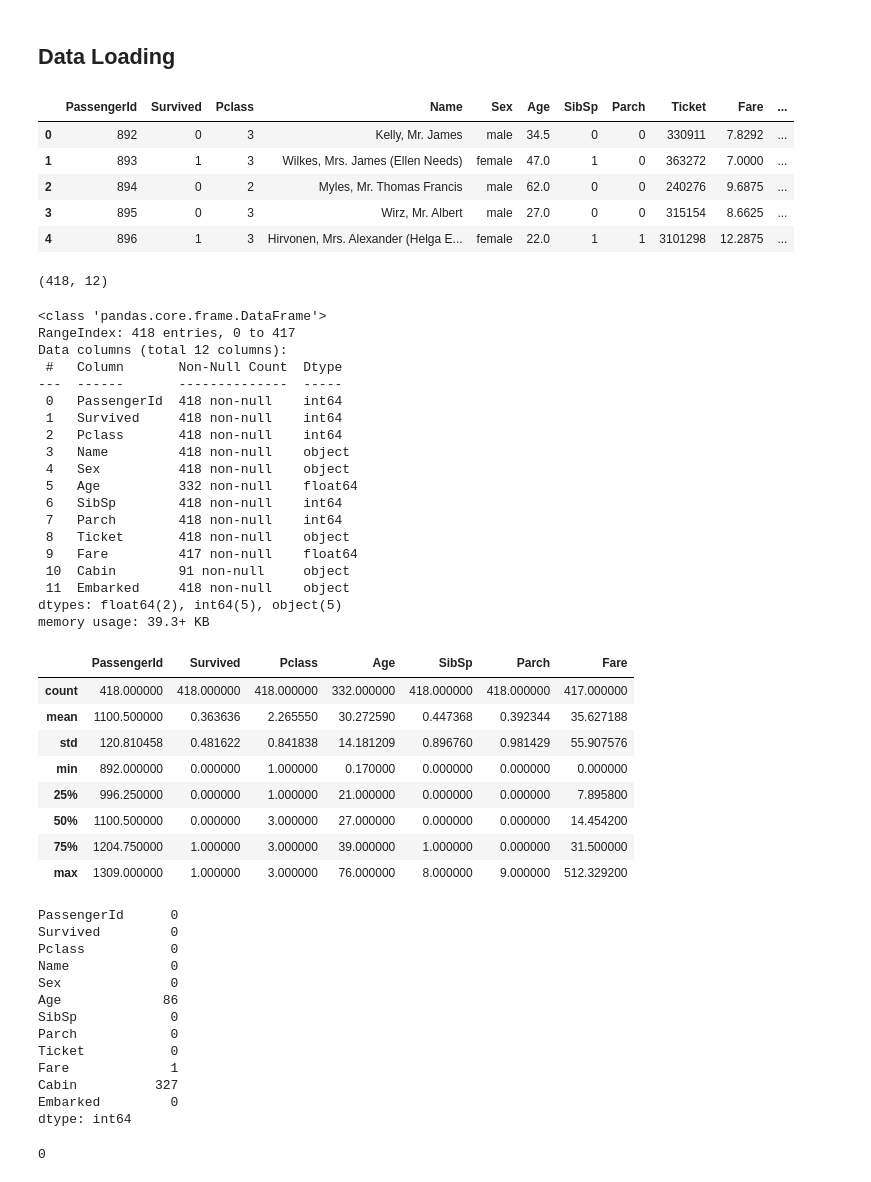
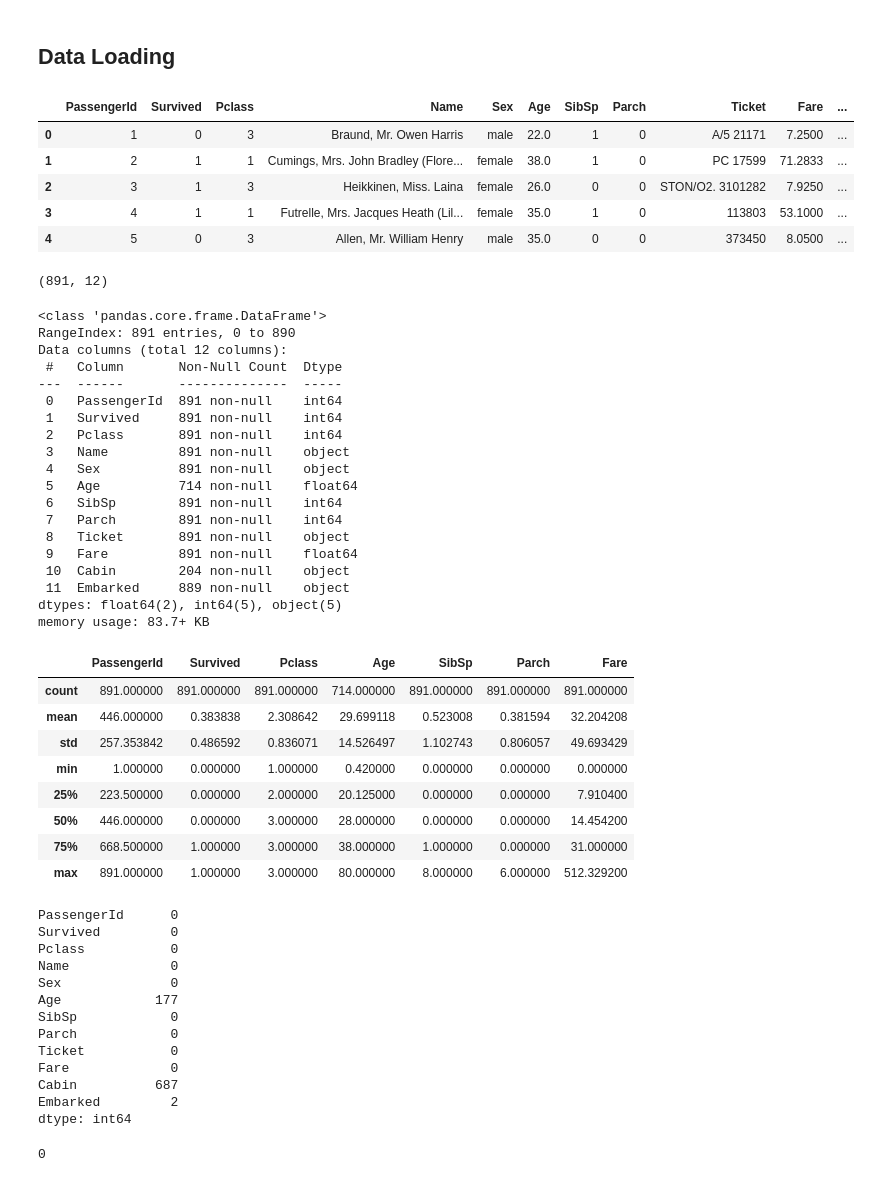
Before and after one commit to hashirbhatti/CODSOFT, a Jupyter notebook: Titanic_Survival_Prediction.ipynb, the cells around one changed output. Cells and saved outputs as stored; diff of their text form; code cells hidden in the pictures.

```diff
--- a/Titanic_Survival_Prediction.ipynb
+++ b/Titanic_Survival_Prediction.ipynb
@@ -19,76 +20,76 @@ DATA_PATH = "./data/titanic/tested.csv"
 # %%
 # Load the data as Pandas DataFrame
 
-data = pd.read_csv("./data/titanic/tested.csv")
-data.head()
+train_df = pd.read_csv("./data/titanic/train.csv")
+train_df.head()
 # %% [output]
 |  | PassengerId | Survived | Pclass | Name | Sex | Age | SibSp | Parch | Ticket | Fare | ... |
-| 0 | 892 | 0 | 3 | Kelly, Mr. James | male | 34.5 | 0 | 0 | 330911 | 7.8292 | ... |
-| 1 | 893 | 1 | 3 | Wilkes, Mrs. James (Ellen Needs) | female | 47.0 | 1 | 0 | 363272 | 7.0000 | ... |
-| 2 | 894 | 0 | 2 | Myles, Mr. Thomas Francis | male | 62.0 | 0 | 0 | 240276 | 9.6875 | ... |
-| 3 | 895 | 0 | 3 | Wirz, Mr. Albert | male | 27.0 | 0 | 0 | 315154 | 8.6625 | ... |
-| 4 | 896 | 1 | 3 | Hirvonen, Mrs. Alexander (Helga E... | female | 22.0 | 1 | 1 | 3101298 | 12.2875 | ... |
+| 0 | 1 | 0 | 3 | Braund, Mr. Owen Harris | male | 22.0 | 1 | 0 | A/5 21171 | 7.2500 | ... |
+| 1 | 2 | 1 | 1 | Cumings, Mrs. John Bradley (Flore... | female | 38.0 | 1 | 0 | PC 17599 | 71.2833 | ... |
+| 2 | 3 | 1 | 3 | Heikkinen, Miss. Laina | female | 26.0 | 0 | 0 | STON/O2. 3101282 | 7.9250 | ... |
+| 3 | 4 | 1 | 1 | Futrelle, Mrs. Jacques Heath (Lil... | female | 35.0 | 1 | 0 | 113803 | 53.1000 | ... |
+| 4 | 5 | 0 | 3 | Allen, Mr. William Henry | male | 35.0 | 0 | 0 | 373450 | 8.0500 | ... |
 # %%
 # Number of rows and columns
 
-data.shape
+train_df.shape
 # %% [output]
-(418, 12)
+(891, 12)
 # %%
 # Info about dataset columns
 
-data.info()
+train_df.info()
 # %% [output]
 <class 'pandas.core.frame.DataFrame'>
-RangeIndex: 418 entries, 0 to 417
+RangeIndex: 891 entries, 0 to 890
 Data columns (total 12 columns):
  #   Column       Non-Null Count  Dtype
 ---  ------       --------------  -----
- 0   PassengerId  418 non-null    int64
- 1   Survived     418 non-null    int64
- 2   Pclass       418 non-null    int64
- 3   Name         418 non-null    object
- 4   Sex          418 non-null    object
- 5   Age          332 non-null    float64
- 6   SibSp        418 non-null    int64
- 7   Parch        418 non-null    int64
- 8   Ticket       418 non-null    object
- 9   Fare         417 non-null    float64
- 10  Cabin        91 non-null     object
- 11  Embarked     418 non-null    object
+ 0   PassengerId  891 non-null    int64
+ 1   Survived     891 non-null    int64
+ 2   Pclass       891 non-null    int64
+ 3   Name         891 non-null    object
+ 4   Sex          891 non-null    object
+ 5   Age          714 non-null    float64
+ 6   SibSp        891 non-null    int64
+ 7   Parch        891 non-null    int64
+ 8   Ticket       891 non-null    object
+ 9   Fare         891 non-null    float64
+ 10  Cabin        204 non-null    object
+ 11  Embarked     889 non-null    object
 dtypes: float64(2), int64(5), object(5)
-memory usage: 39.3+ KB
+memory usage: 83.7+ KB
 # %%
 # Some descriptive statistical information
 
-data.describe()
+train_df.describe()
 # %% [output]
 |  | PassengerId | Survived | Pclass | Age | SibSp | Parch | Fare |
-| count | 418.000000 | 418.000000 | 418.000000 | 332.000000 | 418.000000 | 418.000000 | 417.000000 |
-| mean | 1100.500000 | 0.363636 | 2.265550 | 30.272590 | 0.447368 | 0.392344 | 35.627188 |
-| std | 120.810458 | 0.481622 | 0.841838 | 14.181209 | 0.896760 | 0.981429 | 55.907576 |
-| min | 892.000000 | 0.000000 | 1.000000 | 0.170000 | 0.000000 | 0.000000 | 0.000000 |
-| 25% | 996.250000 | 0.000000 | 1.000000 | 21.000000 | 0.000000 | 0.000000 | 7.895800 |
-| 50% | 1100.500000 | 0.000000 | 3.000000 | 27.000000 | 0.000000 | 0.000000 | 14.454200 |
-| 75% | 1204.750000 | 1.000000 | 3.000000 | 39.000000 | 1.000000 | 0.000000 | 31.500000 |
-| max | 1309.000000 | 1.000000 | 3.000000 | 76.000000 | 8.000000 | 9.000000 | 512.329200 |
+| count | 891.000000 | 891.000000 | 891.000000 | 714.000000 | 891.000000 | 891.000000 | 891.000000 |
+| mean | 446.000000 | 0.383838 | 2.308642 | 29.699118 | 0.523008 | 0.381594 | 32.204208 |
+| std | 257.353842 | 0.486592 | 0.836071 | 14.526497 | 1.102743 | 0.806057 | 49.693429 |
+| min | 1.000000 | 0.000000 | 1.000000 | 0.420000 | 0.000000 | 0.000000 | 0.000000 |
+| 25% | 223.500000 | 0.000000 | 2.000000 | 20.125000 | 0.000000 | 0.000000 | 7.910400 |
+| 50% | 446.000000 | 0.000000 | 3.000000 | 28.000000 | 0.000000 | 0.000000 | 14.454200 |
+| 75% | 668.500000 | 1.000000 | 3.000000 | 38.000000 | 1.000000 | 0.000000 | 31.000000 |
+| max | 891.000000 | 1.000000 | 3.000000 | 80.000000 | 8.000000 | 6.000000 | 512.329200 |
 # %%
 # Missing values in the data
 
-data.isnull().sum()
+train_df.isnull().sum()
 # %% [output]
 PassengerId      0
 Survived         0
 Pclass           0
 Name             0
 Sex              0
-Age             86
+Age            177
 SibSp            0
 Parch            0
 Ticket           0
-Fare             1
-Cabin          327
-Embarked         0
+Fare             0
+Cabin          687
+Embarked         2
 dtype: int64
 # %%
 # Duplicated values in the data
```
Also changed, not shown: parts of 32 cells of this notebook, 3 other files.
